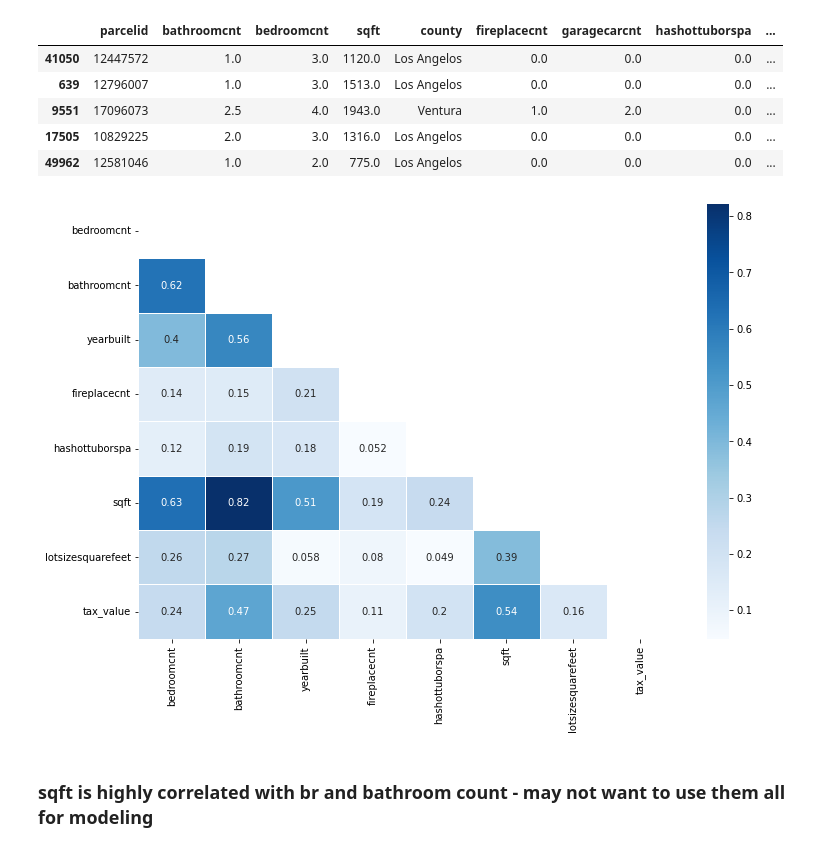
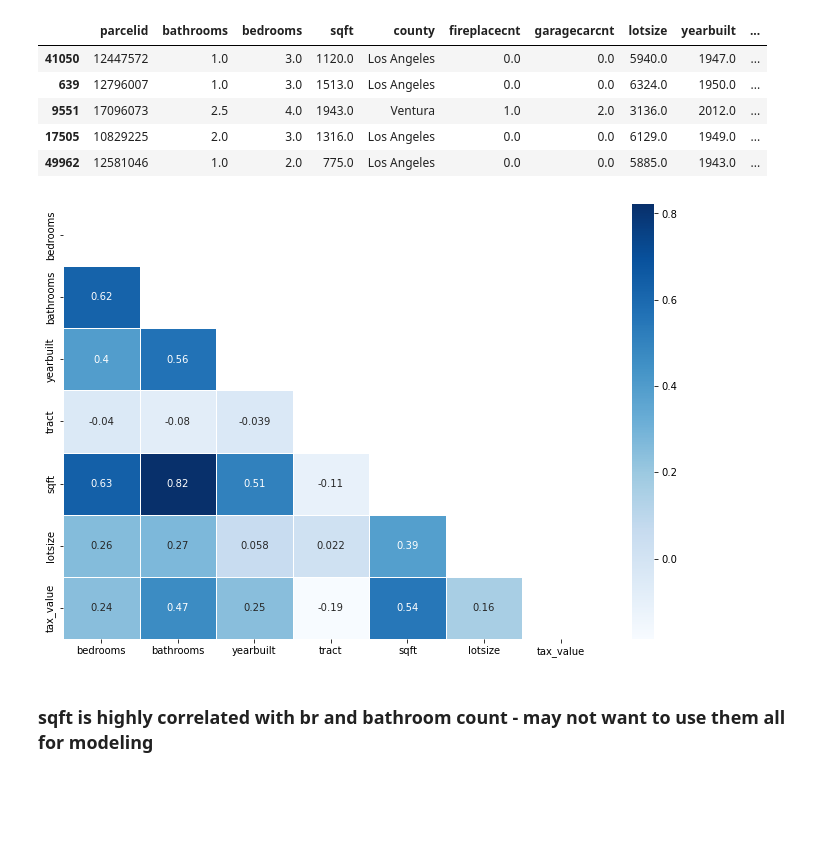
Before and after one commit to DanChurchill/regression_project_zillow, a Jupyter notebook: explore_draft.ipynb, the cells around one changed output. Cells and saved outputs as stored; diff of their text form; code cells hidden in the pictures; blank space fills up the shorter version.

```diff
--- a/explore_draft.ipynb
+++ b/explore_draft.ipynb
@@ -20,3 +18,5 @@ train, validate, test = wrangle.my_split(df)
+# %%
+train, validate, test = wrangle.wrangle_zillow()
 # %%
 train.shape, validate.shape, test.shape
 # %% [output]
@@ -24,25 +62,30 @@ train.shape, validate.shape, test.shape
+# %%
+train['4plusBR'] = np.where(train['bedrooms'] > 3, 1, 0)
+train['4plusBath'] = np.where(train['bathrooms'] > 3,1,0)
+train['3to5garage'] = np.where((train['garagecarcnt'] > 2) & (train['garagecarcnt'] < 6), 1,0)
+train['fpover2'] = np.where(train['fireplacecnt'] > 2,1,0)
 # %%
 train.head()
 # %% [output]
-|  | parcelid | bathroomcnt | bedroomcnt | sqft | county | fireplacecnt | garagecarcnt | hashottuborspa | ... |
-| 41050 | 12447572 | 1.0 | 3.0 | 1120.0 | Los Angelos | 0.0 | 0.0 | 0.0 | ... |
-| 639 | 12796007 | 1.0 | 3.0 | 1513.0 | Los Angelos | 0.0 | 0.0 | 0.0 | ... |
-| 9551 | 17096073 | 2.5 | 4.0 | 1943.0 | Ventura | 1.0 | 2.0 | 0.0 | ... |
-| 17505 | 10829225 | 2.0 | 3.0 | 1316.0 | Los Angelos | 0.0 | 0.0 | 0.0 | ... |
-| 49962 | 12581046 | 1.0 | 2.0 | 775.0 | Los Angelos | 0.0 | 0.0 | 0.0 | ... |
+|  | parcelid | bathrooms | bedrooms | sqft | county | fireplacecnt | garagecarcnt | lotsize | yearbuilt | ... |
+| 41050 | 12447572 | 1.0 | 3.0 | 1120.0 | Los Angeles | 0.0 | 0.0 | 5940.0 | 1947.0 | ... |
+| 639 | 12796007 | 1.0 | 3.0 | 1513.0 | Los Angeles | 0.0 | 0.0 | 6324.0 | 1950.0 | ... |
+| 9551 | 17096073 | 2.5 | 4.0 | 1943.0 | Ventura | 1.0 | 2.0 | 3136.0 | 2012.0 | ... |
+| 17505 | 10829225 | 2.0 | 3.0 | 1316.0 | Los Angeles | 0.0 | 0.0 | 6129.0 | 1949.0 | ... |
+| 49962 | 12581046 | 1.0 | 2.0 | 775.0 | Los Angeles | 0.0 | 0.0 | 5885.0 | 1943.0 | ... |
 # %%
 #explore.plot_variable_pairs(train)
-cols = ['bedroomcnt', 'bathroomcnt',  'yearbuilt', 'fireplacecnt', 'hashottuborspa',
-            'sqft', 'lotsizesquarefeet', 'tax_value']
+cols = ['bedrooms',  'bathrooms','yearbuilt', 'tract',
+            'sqft', 'lotsize', 'tax_value']
 
 
 # make correlation plot
 df_corr = train[cols].corr()
 plt.figure(figsize=(12,8))
 sns.heatmap(df_corr, cmap='Blues', annot = True, mask= np.triu(df_corr), linewidth=.5)
 plt.show()
 # %% [output]
-[figure, old version]
+[figure, new version]
 # %% [markdown]
 ### sqft is highly correlated with br and bathroom count - may not want to use them all for modeling
 # %%
```
Also changed, not shown: parts of 28 cells of this notebook, 2 other files.
